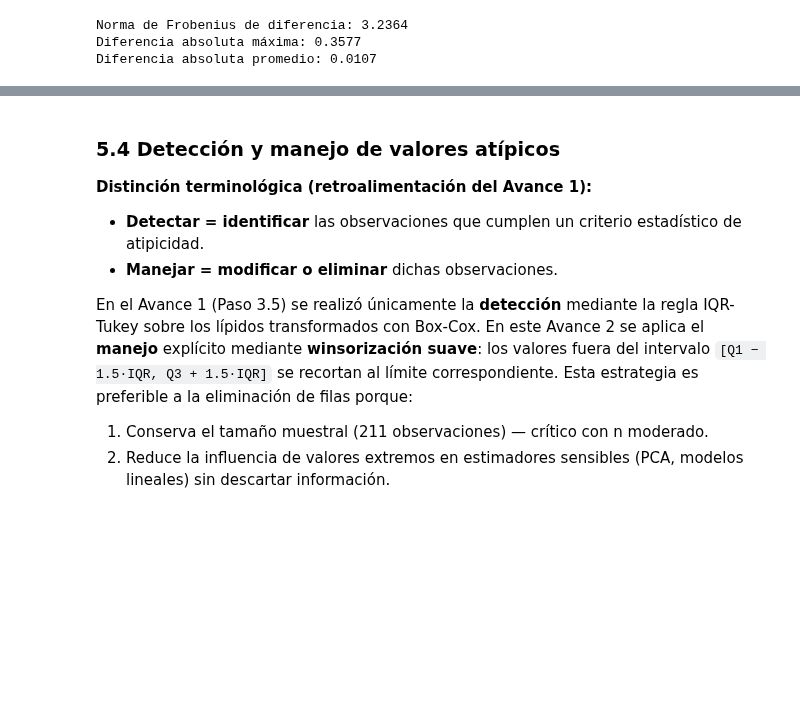
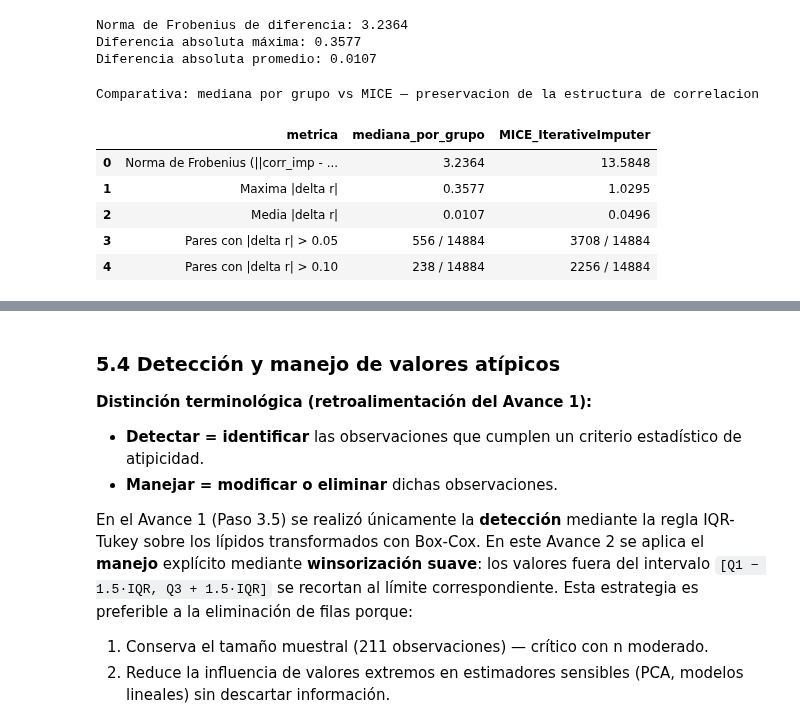
Before and after one commit to A01795919/proyecto_integrador_equipo-22, a Jupyter notebook: notebooks/Avance2_Equipo22.ipynb, the cells around one changed output, grey strips where cells are left out. Cells and saved outputs as stored; diff of their text form; code cells hidden in the pictures; blank space fills up the shorter version.

```diff
--- a/notebooks/Avance2_Equipo22.ipynb
+++ b/notebooks/Avance2_Equipo22.ipynb
@@ -380,3 +380,52 @@ print(f'Diferencia absoluta promedio: {mean_abs_diff:.4f}')
 Norma de Frobenius de diferencia: 3.2364
 Diferencia absoluta máxima: 0.3577
 Diferencia absoluta promedio: 0.0107
+# %%
+# Comparacion contra MICE (IterativeImputer) — atiende retroalimentacion del Avance 1.
+# Si la mediana por grupo preserva mejor la estructura que MICE, queda justificada.
+from sklearn.experimental import enable_iterative_imputer  # noqa: F401
+from sklearn.impute import IterativeImputer
+
+data_mice = data.copy()
+mice_imputer = IterativeImputer(
+    max_iter=10, random_state=RANDOM_STATE,
+    sample_posterior=False, initial_strategy='median',
+)
+data_mice[lipids_kept] = mice_imputer.fit_transform(data[lipids_kept])
+
+corr_mice = data_mice[lipids_kept].corr()
+diff_mice = corr_mice - corr_pre
+frob_mice = np.linalg.norm(diff_mice.fillna(0).values, ord='fro')
+max_mice = diff_mice.abs().max().max()
+mean_mice = diff_mice.abs().mean().mean()
+n_pairs = len(lipids_kept) ** 2
+
+comparison = pd.DataFrame({
+    'metrica': [
+        'Norma de Frobenius (||corr_imp - corr_pre||)',
+        'Maxima |delta r|',
+        'Media |delta r|',
+        'Pares con |delta r| > 0.05',
+        'Pares con |delta r| > 0.10',
+    ],
+    'mediana_por_grupo': [
+        f'{frobenius_norm:.4f}', f'{max_abs_diff:.4f}', f'{mean_abs_diff:.4f}',
+        f'{(corr_diff.abs() > 0.05).sum().sum()} / {n_pairs}',
+        f'{(corr_diff.abs() > 0.10).sum().sum()} / {n_pairs}',
+    ],
+    'MICE_IterativeImputer': [
+        f'{frob_mice:.4f}', f'{max_mice:.4f}', f'{mean_mice:.4f}',
+        f'{(diff_mice.abs() > 0.05).sum().sum()} / {n_pairs}',
+        f'{(diff_mice.abs() > 0.10).sum().sum()} / {n_pairs}',
+    ],
+})
+print('Comparativa: mediana por grupo vs MICE — preservacion de la estructura de correlacion')
+display(comparison)
+# %% [output]
+Comparativa: mediana por grupo vs MICE — preservacion de la estructura de correlacion
+|  | metrica | mediana_por_grupo | MICE_IterativeImputer |
+| 0 | Norma de Frobenius (||corr_imp - ... | 3.2364 | 13.5848 |
+| 1 | Maxima |delta r| | 0.3577 | 1.0295 |
+| 2 | Media |delta r| | 0.0107 | 0.0496 |
+| 3 | Pares con |delta r| > 0.05 | 556 / 14884 | 3708 / 14884 |
+| 4 | Pares con |delta r| > 0.10 | 238 / 14884 | 2256 / 14884 |
```
Also changed, not shown: parts of 5 cells of this notebook.
